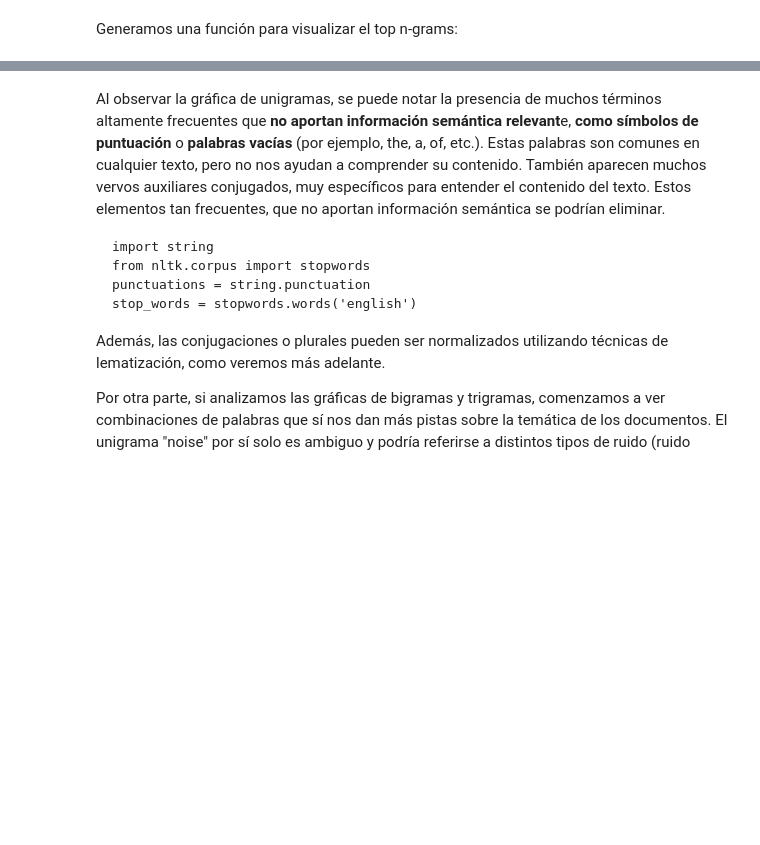
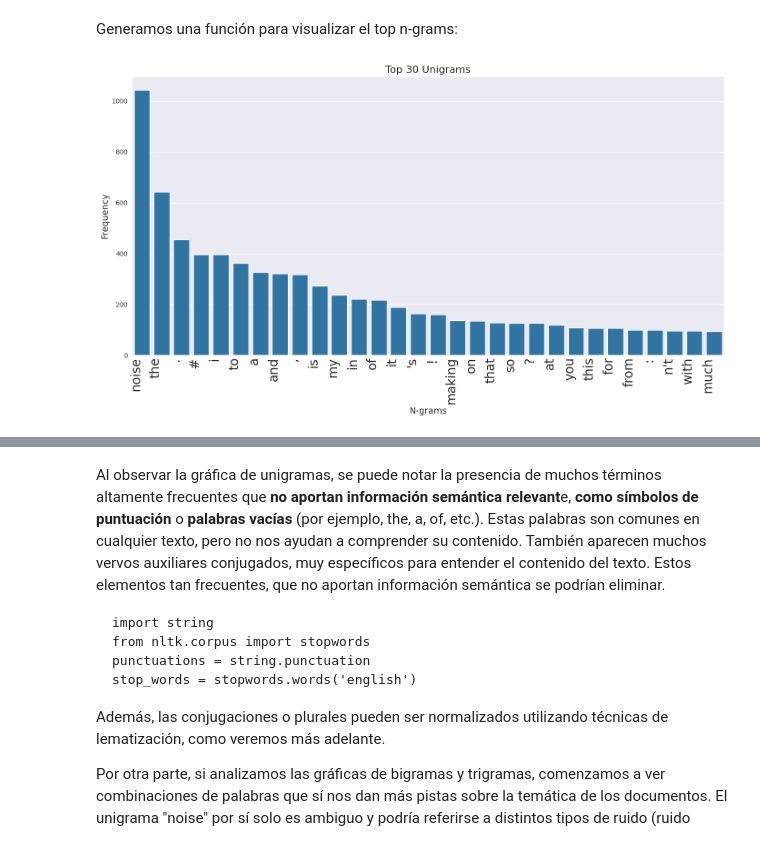
Before and after one commit to Fabio2394/text_mining, a Jupyter notebook: TecnicasNLP_master_alumnos.ipynb, the cells around one changed output, grey strips where cells are left out. Cells and saved outputs as stored; diff of their text form; code cells hidden in the pictures; blank space fills up the shorter version.

```diff
--- a/TecnicasNLP_master_alumnos.ipynb
+++ b/TecnicasNLP_master_alumnos.ipynb
@@ -128,7 +225,7 @@ En primer lugar cargamos el modelo:
 # %%
 import spacy
 # Cargamos el modelo preentrenado con textos en inglés
-nlp= ___________________________   # spacy.load('en_core_web_sm' )
+nlp= spacy.load('en_core_web_sm' )   # spacy.load('en_core_web_sm' )
 # %% [markdown]
 A continuación, vamos a coger el mismo subset de noticias y vamos a aplicar el objeto nlp creado anteriormente a cada uno de los documentos
 # %%
@@ -145,4 +246,4 @@ len(__________)  #documento_4
 # %% [markdown]
 Para calcular el número de tokens de cada uno de los docmentos del corpus, podemos procesar con Spacy todos los documentos de nuestro corpus,  y posteriormente aplicar la función len() a cada objeto generado:
 # %%
-tweets_df["doc_spacy"] = tweets_df.tweet_text.apply(lambda x: ____________________ )   # nlp(x.lower())
+tweets_df["doc_spacy"] = tweets_df.tweet_text.apply(lambda x: nlp(x.lower()) )   # nlp(x.lower())
@@ -149,5 +256,5 @@ tweets_df["doc_spacy"] = tweets_df.tweet_text.apply(lambda x: __________________
 # %%
-tweets_df["num_tokens"] = tweets_df.doc_spacy.______________________   # map(len)
+tweets_df["num_tokens"] = tweets_df.doc_spacy.map(len)   # map(len)
 # %% [markdown]
 El objeto docs tiene diferentes atributos y métodos útiles. Por ejemplo, podemos acceder a cada una de las frases dle documento:
 # %%
@@ -225,9 +345,9 @@ def extract_and_count_ngrams(docs, n):
       all_ngrams.extend([" ".join([token.text for token in ng]) for ng in ngrams])
    return Counter(all_ngrams)
 # %%
-unigramas_total = extract_and_count_ngrams(tweets_df["doc_spacy"].to_list(),_____________)   # 1
-bigramas_total = extract_and_count_ngrams(tweets_df["doc_spacy"].to_list(),____________)    # 2
-trigramas_total = extract_and_count_ngrams(tweets_df["doc_spacy"].to_list(),______________)    # 3
+unigramas_total = extract_and_count_ngrams(tweets_df["doc_spacy"].to_list(),1)   # 1
+bigramas_total = extract_and_count_ngrams(tweets_df["doc_spacy"].to_list(),2)    # 2
+trigramas_total = extract_and_count_ngrams(tweets_df["doc_spacy"].to_list(),3)    # 3
 # %% [markdown]
 Generamos una función para visualizar el top n-grams:
 # %%
@@ -259,6 +379,8 @@ def visualize_top_ngrams(ngram_counts, top_n=30, title="Top N-grams"):
     plt.tight_layout()  # Adjust layout to prevent labels from overlapping
     plt.show()
 # %%
-visualize_top_ngrams(_________________, title="Top 30 Unigrams")  # unigramas_total
+visualize_top_ngrams(unigramas_total, title="Top 30 Unigrams")  # unigramas_total
+# %% [output]
+[figure, added]
 # %%
 visualize_top_ngrams(bigramas_total, title="Top 30 Bigrams")
```
Also changed, not shown: parts of 27 cells of this notebook.
